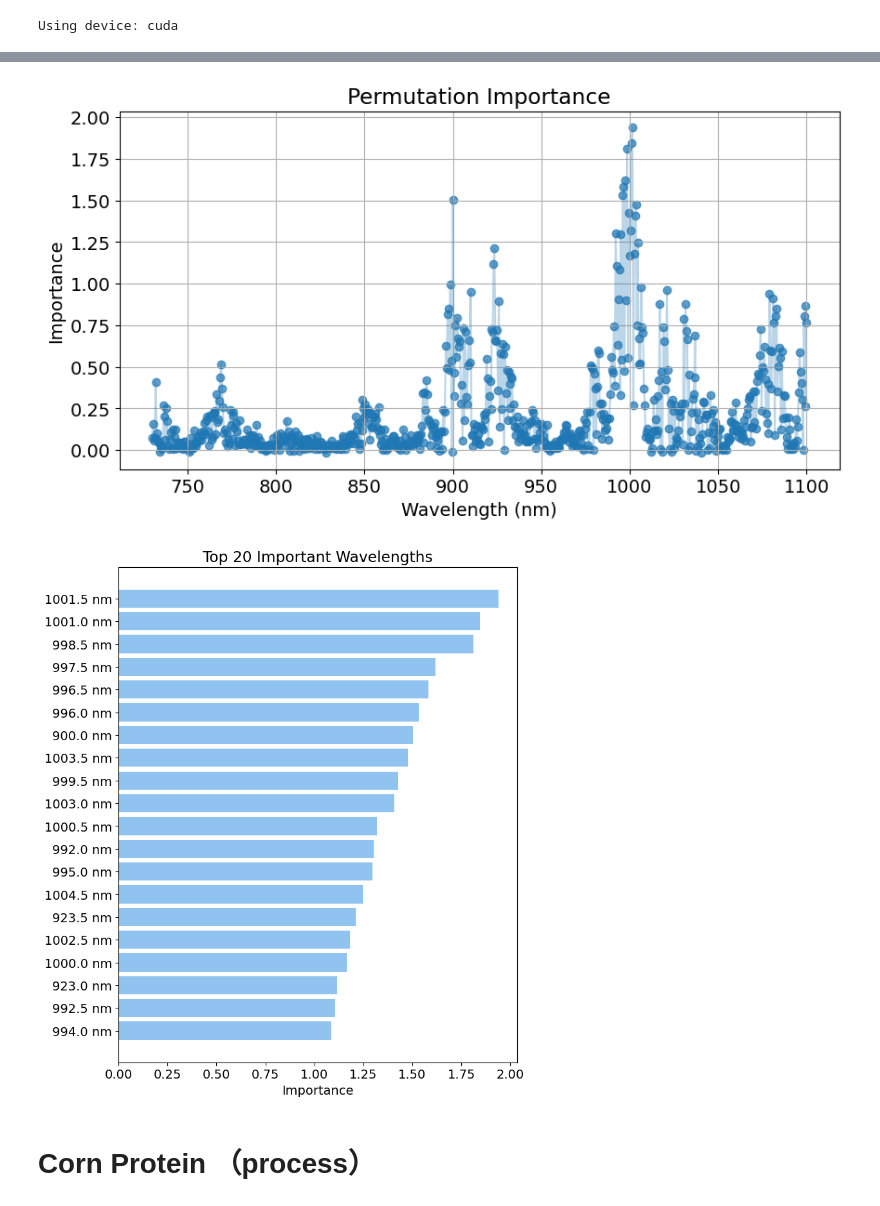
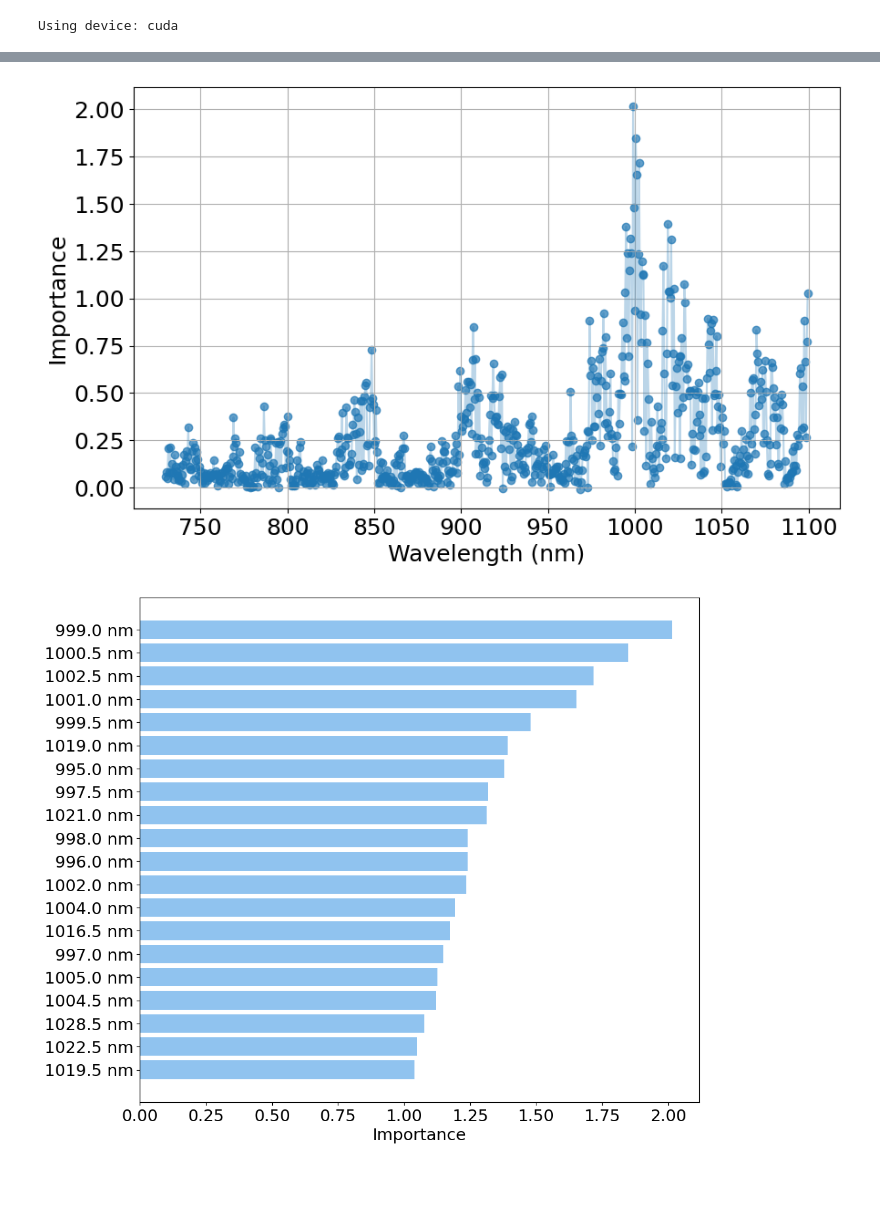
Before and after one commit to lmmcsu/NIRSpecPFN, a Jupyter notebook: analysis/Permutation Importance.ipynb, the cells around one changed output, grey strips where cells are left out. Saved outputs shown, nothing was run; the diff lists cells and outputs as text; code cells hidden in the pictures; blank space fills up the shorter version.

```diff
--- a/analysis/Permutation Importance.ipynb
+++ b/analysis/Permutation Importance.ipynb
@@ -6,9 +6,9 @@ import pandas as pd
 import torch
 import matplotlib.pyplot as plt
 import os
-from sklearn.model_selection import train_test_split
+from kennard_stone import train_test_split as ks_split
 from tabpfn import TabPFNRegressor
-plt.rcParams.update({'font.size': 14})
+plt.rcParams.update({'font.size': 18})
 
 # =============================
 #  Device
@@ -38,18 +38,18 @@ def load_tabpfn():
 # =============================
 #  Load Data
 # =============================
-data_path = "D:/A/CSU/NIRdatasets/wheat/Cal_ManufacturerA1.xlsx"
-df = pd.read_excel(data_path)
+data_path = r"C:\Users\zmzhang\Desktop\A1_processed.xlsx"
+df = pd.read_excel(data_path,sheet_name="Raw")
 
-spectra = df.iloc[:, 2:743].values
-y = df.iloc[:, 1].values
+spectra = df.iloc[:, 1:-2].values
+y = df.iloc[:, -1].values
 
-wavelengths = pd.to_numeric(df.columns[2:743], errors='coerce').to_numpy()
+wavelengths = pd.to_numeric(df.columns[1:-2], errors='coerce').to_numpy()
 
 # =============================
 #  Train-test split
 # =============================
-X_train, X_test, y_train, y_test = train_test_split(spectra, y, test_size=0.2, random_state=42)
+X_train, X_test, y_train, y_test = ks_split(spectra, y, test_size=0.2)
 # =============================
 #  TabPFN Model
 # =============================
@@ -84,27 +84,29 @@ def permutation_importance(model, X_test, y_test):
 importances = permutation_importance(model, X_test, y_test)
 
 
-plt.figure(figsize=(10, 5))
+plt.figure(figsize=(10, 6))
 plt.scatter(wavelengths, importances, alpha=0.7)
 plt.plot(wavelengths, importances, alpha=0.3)
 
-plt.title("Permutation Importance")
+
 plt.xlabel("Wavelength (nm)")
 plt.ylabel("Importance")
 plt.grid(True)
+plt.savefig("permutation_importance-wheat.png", dpi=300)
 plt.show()
 
 #  bar plot
 sorted_idx = np.argsort(importances)[::-1]
 
-plt.figure(figsize=(8, 10))
+plt.figure(figsize=(11, 10))
 plt.barh(
     [f"{wavelengths[i]} nm" for i in sorted_idx[:20]],
     importances[sorted_idx[:20]],color="#90c3ef")
 
-plt.title("Top 20 Important Wavelengths")
+
 plt.xlabel("Importance")
 plt.gca().invert_yaxis()
+plt.savefig("permutation_importance_top20-wheat.png", dpi=300)
 plt.show()
 # %% [output]
 Using device: cuda
@@ -111,4 +116,2 @@ Using device: cuda
-[figure, old version]
+[figure, new version]
-[figure, old version]
+[figure, new version]
-# %% [markdown]
-# Corn Protein （process）
```
Also changed, not shown: parts of 5 cells of this notebook.
